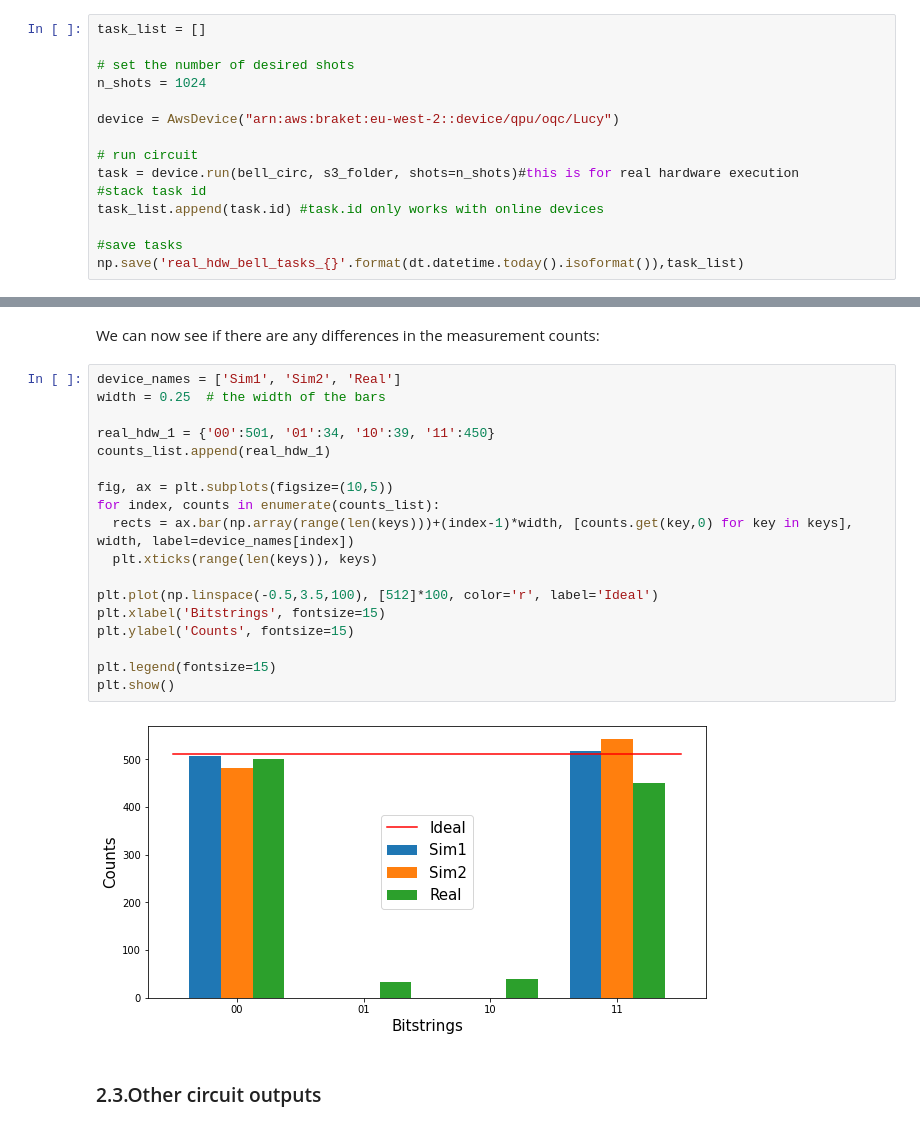
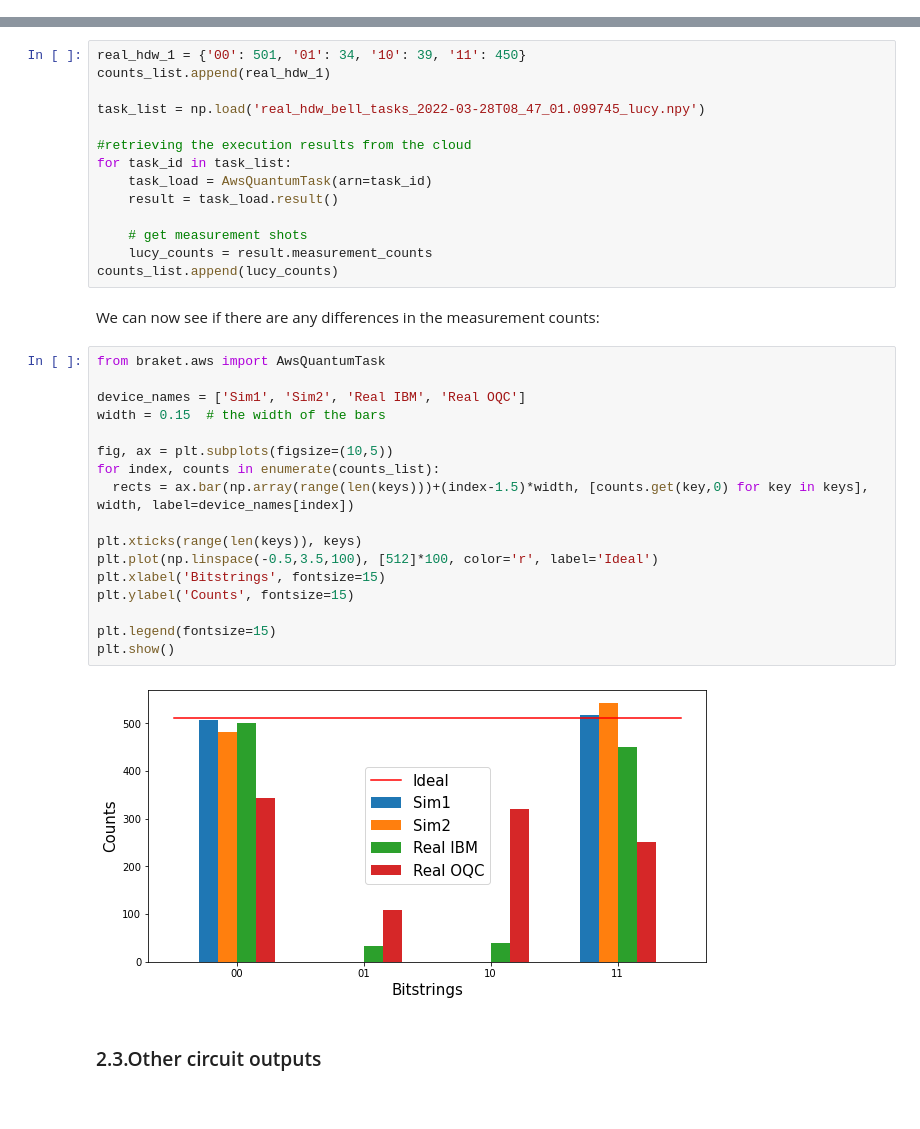
Before and after one commit to fran-scala/Intro_to_QC_beSharp, a Jupyter notebook: beSharp_1.ipynb, the cells around one changed output, grey strips where cells are left out. Drawn from its saved outputs; the diff is of its cells as text.

```diff
--- a/beSharp_1.ipynb
+++ b/beSharp_1.ipynb
@@ -324,15 +320,0 @@ s3_folder = (my_bucket, my_prefix)
-# %%
-task_list = []
-
-# set the number of desired shots
-n_shots = 1024
-
-device = AwsDevice("arn:aws:braket:eu-west-2::device/qpu/oqc/Lucy")
-
-# run circuit
-task = device.run(bell_circ, s3_folder, shots=n_shots)#this is for real hardware execution
-#stack task id
-task_list.append(task.id) #task.id only works with online devices
-
-#save tasks
-np.save('real_hdw_bell_tasks_{}'.format(dt.datetime.today().isoformat()),task_list)
@@ -361,25 +343,38 @@ for device in device_list:
+# %%
+real_hdw_1 = {'00': 501, '01': 34, '10': 39, '11': 450}
+counts_list.append(real_hdw_1)
+
+task_list = np.load('real_hdw_bell_tasks_2022-03-28T08_47_01.099745_lucy.npy')
+
+#retrieving the execution results from the cloud
+for task_id in task_list:
+    task_load = AwsQuantumTask(arn=task_id)
+    result = task_load.result()
+
+    # get measurement shots
+    lucy_counts = result.measurement_counts
+counts_list.append(lucy_counts)
 # %% [markdown]
 We can now see if there are any differences in the measurement counts:
 # %%
-device_names = ['Sim1', 'Sim2', 'Real']
-width = 0.25  # the width of the bars
+from braket.aws import AwsQuantumTask
 
-real_hdw_1 = {'00':501, '01':34, '10':39, '11':450}
-counts_list.append(real_hdw_1)
+device_names = ['Sim1', 'Sim2', 'Real IBM', 'Real OQC']
+width = 0.15  # the width of the bars
 
 fig, ax = plt.subplots(figsize=(10,5))
 for index, counts in enumerate(counts_list):
-  rects = ax.bar(np.array(range(len(keys)))+(index-1)*width, [counts.get(key,0) for key in keys], width, label=device_names[index])
-  plt.xticks(range(len(keys)), keys)
+  rects = ax.bar(np.array(range(len(keys)))+(index-1.5)*width, [counts.get(key,0) for key in keys], width, label=device_names[index])
 
+plt.xticks(range(len(keys)), keys)
 plt.plot(np.linspace(-0.5,3.5,100), [512]*100, color='r', label='Ideal')
 plt.xlabel('Bitstrings', fontsize=15)
 plt.ylabel('Counts', fontsize=15)
 
 plt.legend(fontsize=15)
 plt.show()
 # %% [output]
-[figure, old version]
+[figure, new version]
 # %% [markdown]
 ### 2.3.Other circuit outputs
 # %% [markdown]
```
Also changed, not shown: parts of 8 cells of this notebook.
